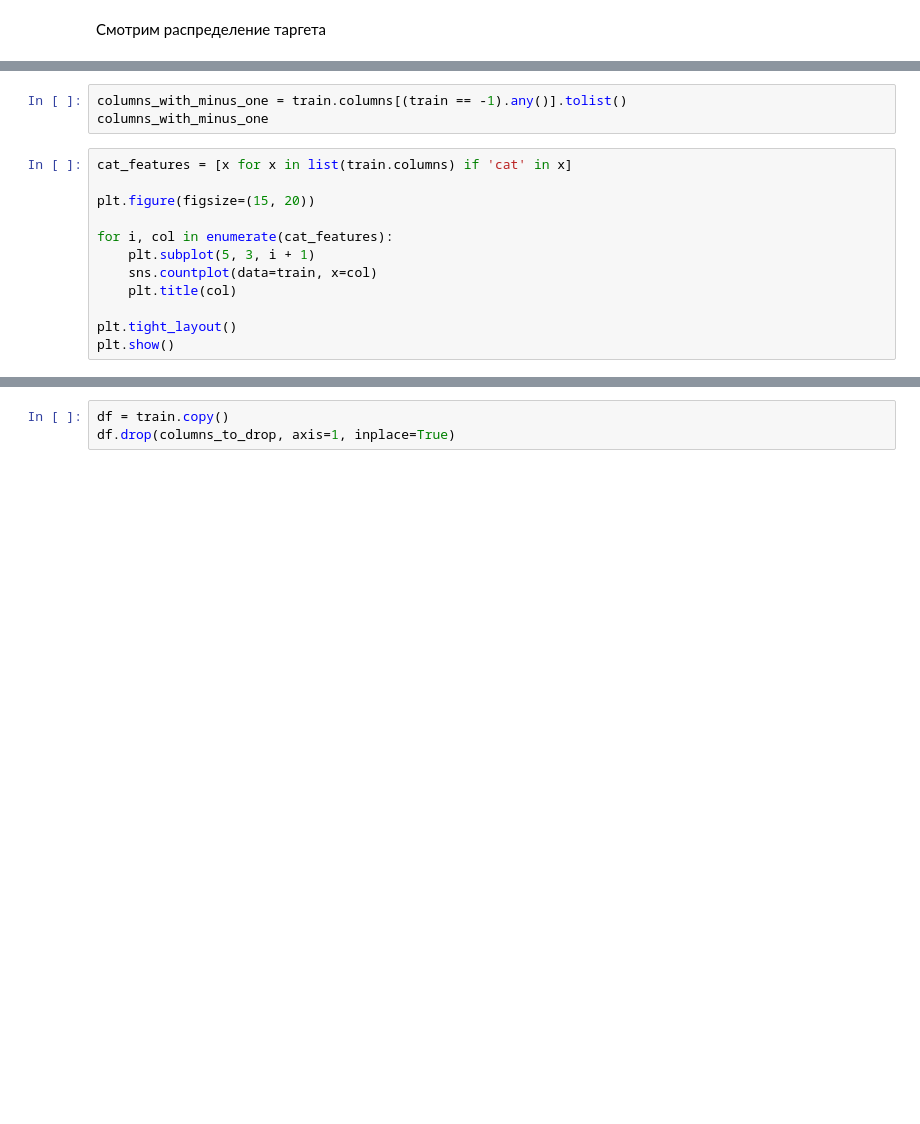
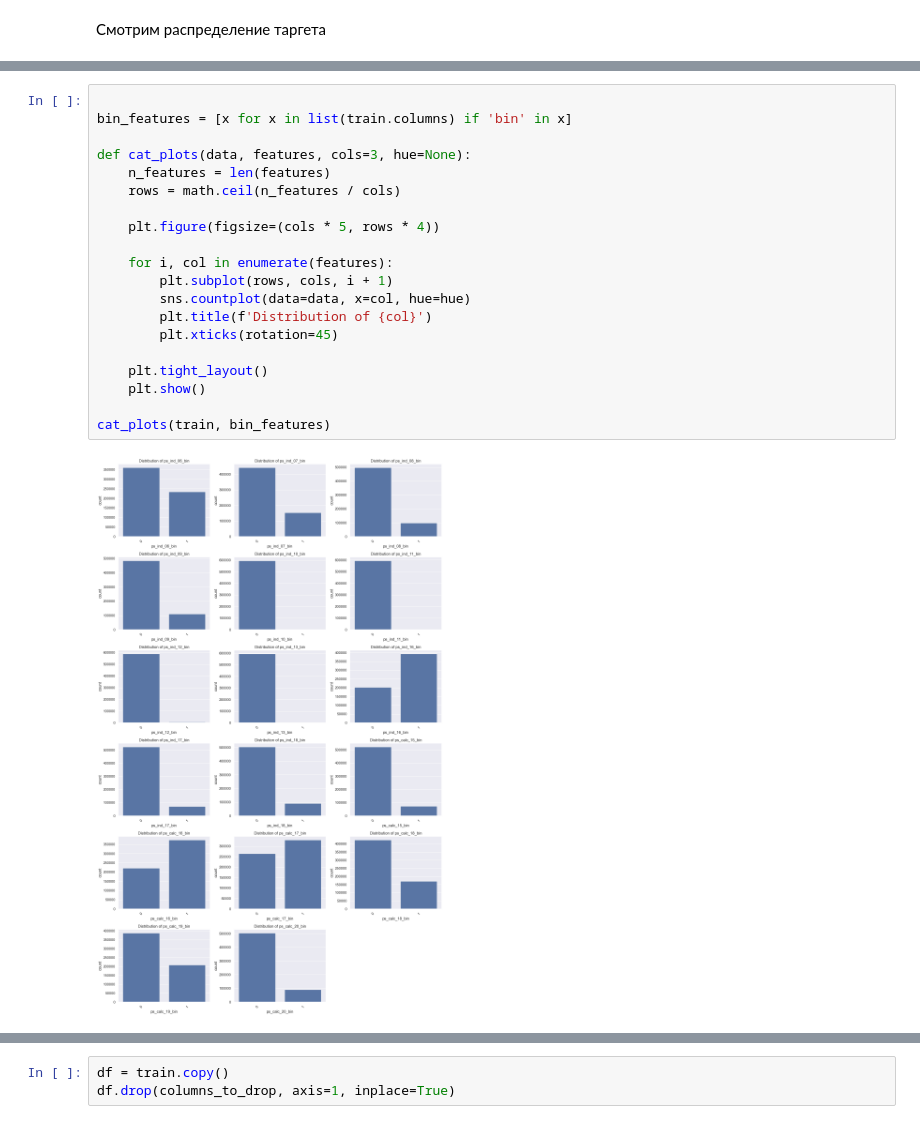
Before and after one commit to SegaObin/PET-projects, a Jupyter notebook: classification.ipynb, the cells around one changed output, grey strips where cells are left out. Cells and saved outputs as stored; diff of their text form; blank space fills up the shorter version.

```diff
--- a/classification.ipynb
+++ b/classification.ipynb
@@ -34,15 +46,22 @@ plt.show()
-# %%
-columns_with_minus_one = train.columns[(train == -1).any()].tolist()
-columns_with_minus_one
 # %%
-cat_features = [x for x in list(train.columns) if 'cat' in x]
 
-plt.figure(figsize=(15, 20))
+bin_features = [x for x in list(train.columns) if 'bin' in x]
 
-for i, col in enumerate(cat_features):
-    plt.subplot(5, 3, i + 1)
-    sns.countplot(data=train, x=col)
-    plt.title(col)
+def cat_plots(data, features, cols=3, hue=None):
+    n_features = len(features)
+    rows = math.ceil(n_features / cols)
 
-plt.tight_layout()
-plt.show()
+    plt.figure(figsize=(cols * 5, rows * 4))
+
+    for i, col in enumerate(features):
+        plt.subplot(rows, cols, i + 1)
+        sns.countplot(data=data, x=col, hue=hue)
+        plt.title(f'Distribution of {col}')
+        plt.xticks(rotation=45)
+
+    plt.tight_layout()
+    plt.show()
+
+cat_plots(train, bin_features)
+# %% [output]
+[figure, added]
```
Also changed, not shown: parts of 19 cells of this notebook, 1 other file.
